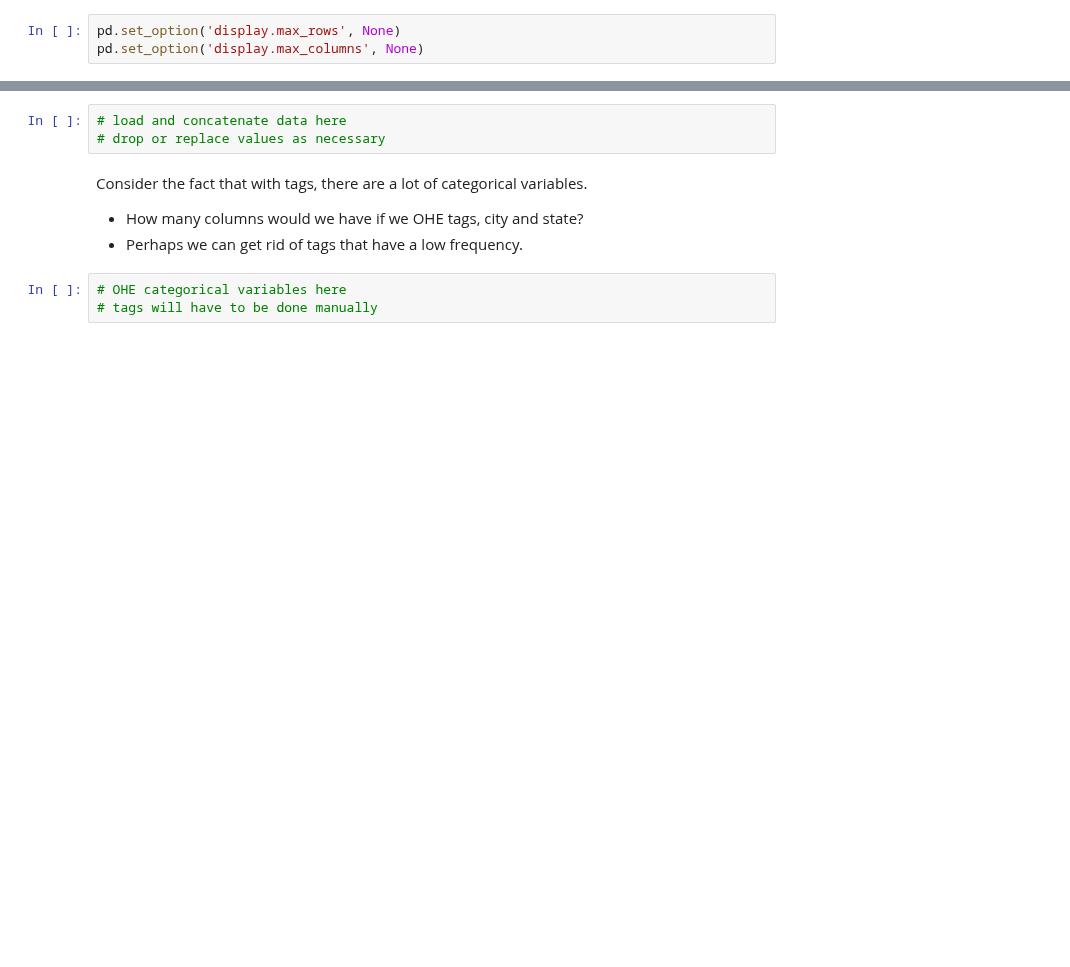
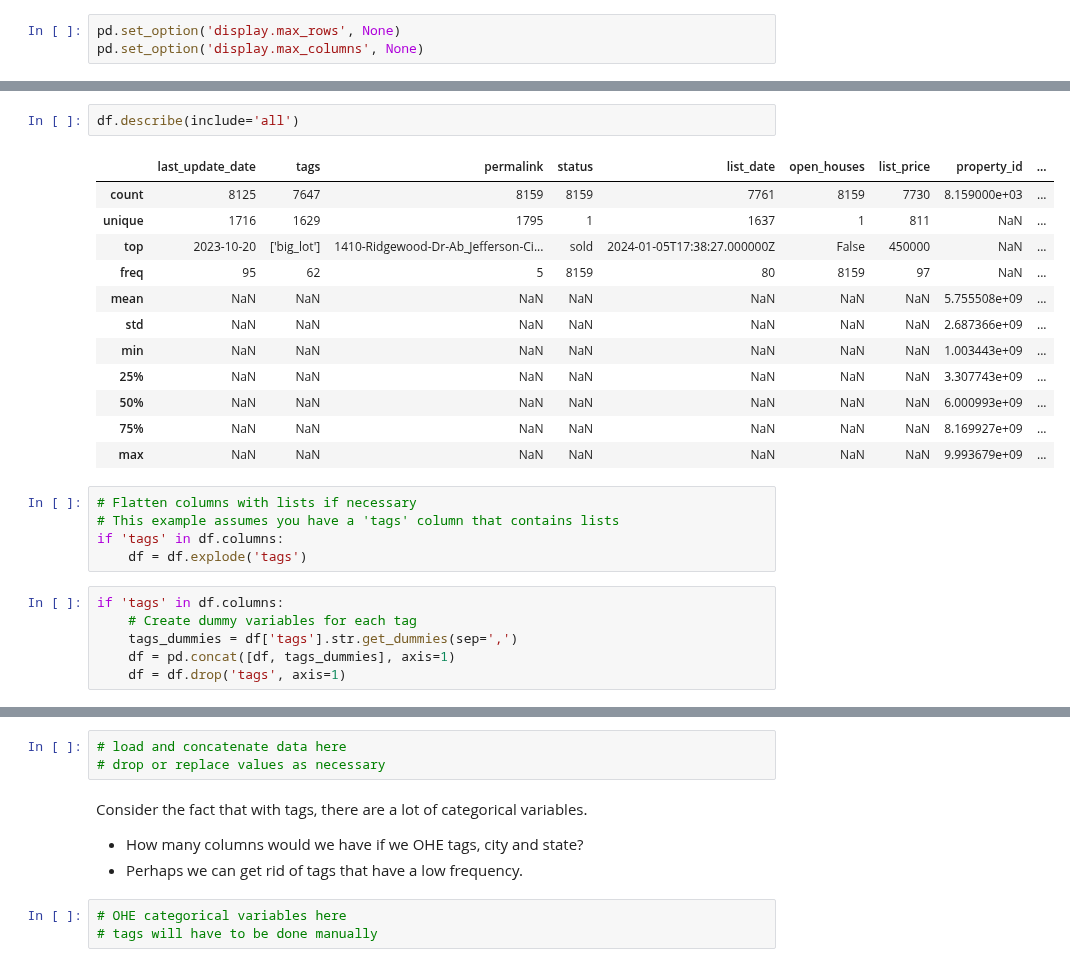
Before and after one commit to rdebullain/ML-supervised_real_estate_data, a Jupyter notebook: notebooks/1 - EDA.ipynb, the cells around one changed output, grey strips where cells are left out. Cells and saved outputs as stored; diff of their text form; blank space fills up the shorter version.

```diff
--- a/notebooks/1 - EDA.ipynb
+++ b/notebooks/1 - EDA.ipynb
@@ -264,3 +153,29 @@ pd.set_option('display.max_columns', None)
+# %%
+df.describe(include='all')
+# %% [output]
+|  | last_update_date | tags | permalink | status | list_date | open_houses | list_price | property_id | ... |
+| count | 8125 | 7647 | 8159 | 8159 | 7761 | 8159 | 7730 | 8.159000e+03 | ... |
+| unique | 1716 | 1629 | 1795 | 1 | 1637 | 1 | 811 | NaN | ... |
+| top | 2023-10-20 | ['big_lot'] | 1410-Ridgewood-Dr-Ab_Jefferson-Ci... | sold | 2024-01-05T17:38:27.000000Z | False | 450000 | NaN | ... |
+| freq | 95 | 62 | 5 | 8159 | 80 | 8159 | 97 | NaN | ... |
+| mean | NaN | NaN | NaN | NaN | NaN | NaN | NaN | 5.755508e+09 | ... |
+| std | NaN | NaN | NaN | NaN | NaN | NaN | NaN | 2.687366e+09 | ... |
+| min | NaN | NaN | NaN | NaN | NaN | NaN | NaN | 1.003443e+09 | ... |
+| 25% | NaN | NaN | NaN | NaN | NaN | NaN | NaN | 3.307743e+09 | ... |
+| 50% | NaN | NaN | NaN | NaN | NaN | NaN | NaN | 6.000993e+09 | ... |
+| 75% | NaN | NaN | NaN | NaN | NaN | NaN | NaN | 8.169927e+09 | ... |
+| max | NaN | NaN | NaN | NaN | NaN | NaN | NaN | 9.993679e+09 | ... |
+# %%
+# Flatten columns with lists if necessary
+# This example assumes you have a 'tags' column that contains lists
+if 'tags' in df.columns:
+    df = df.explode('tags')
+# %%
+if 'tags' in df.columns:
+    # Create dummy variables for each tag
+    tags_dummies = df['tags'].str.get_dummies(sep=',')
+    df = pd.concat([df, tags_dummies], axis=1)
+    df = df.drop('tags', axis=1)
 # %%
 df.head()
 # %% [output]
```
Also changed, not shown: parts of 15 cells of this notebook, 1 other file.
